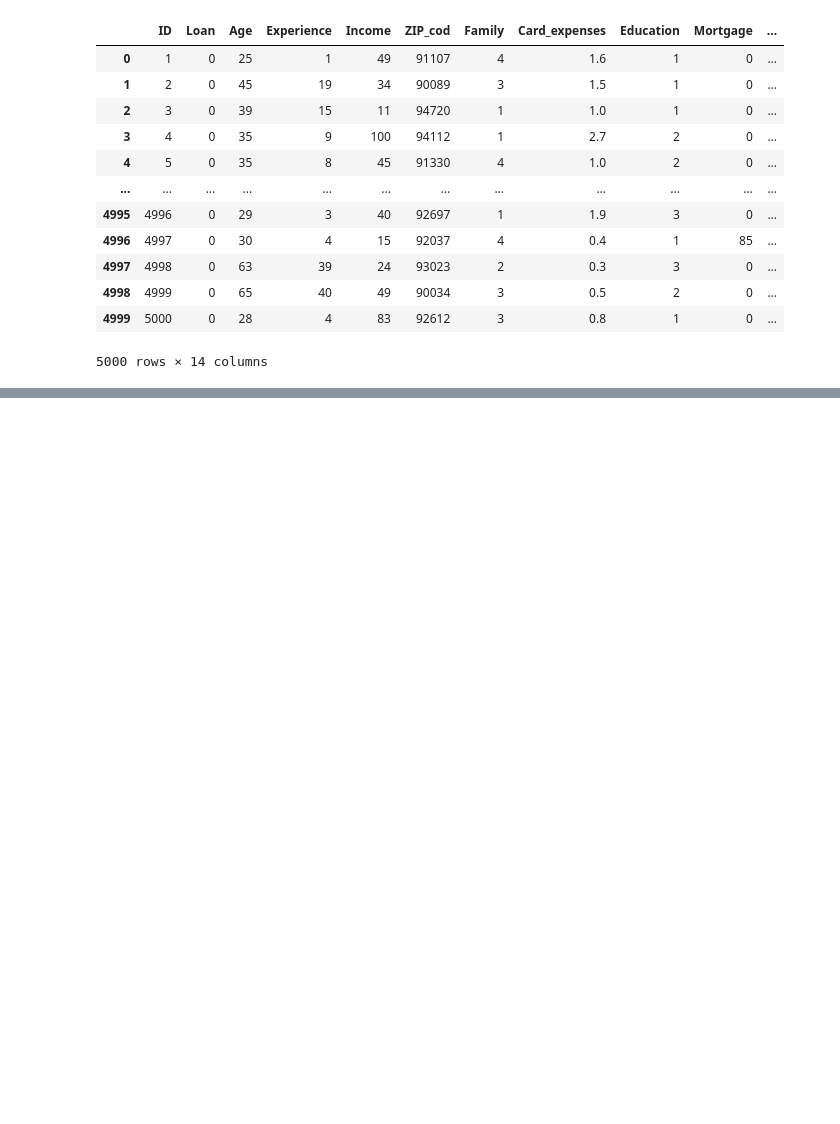
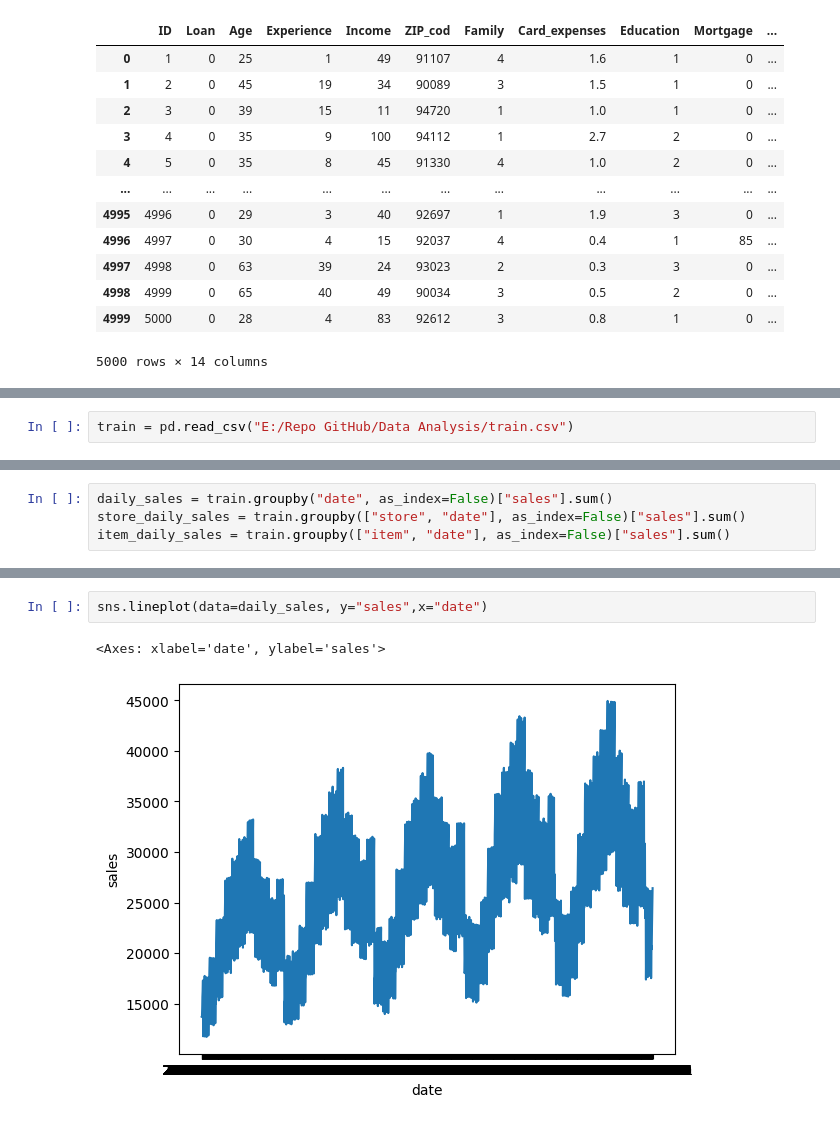
Before and after one commit to where-are-the-avocados/Data-Analysis, a Jupyter notebook: project_n1.ipynb, the cells around one changed output, grey strips where cells are left out. Cells and saved outputs as stored; diff of their text form; blank space fills up the shorter version.

```diff
--- a/project_n1.ipynb
+++ b/project_n1.ipynb
@@ -213,0 +224,2 @@ df
+# %%
+train = pd.read_csv("E:/Repo GitHub/Data Analysis/train.csv")
@@ -213,0 +254,4 @@ df
+# %%
+daily_sales = train.groupby("date", as_index=False)["sales"].sum()
+store_daily_sales = train.groupby(["store", "date"], as_index=False)["sales"].sum()
+item_daily_sales = train.groupby(["item", "date"], as_index=False)["sales"].sum()
@@ -213,0 +280,5 @@ df
+# %%
+sns.lineplot(data=daily_sales, y="sales",x="date")
+# %% [output]
+<Axes: xlabel='date', ylabel='sales'>
+[figure, added]
```
Also changed, not shown: parts of 14 cells of this notebook, 4 other files.
